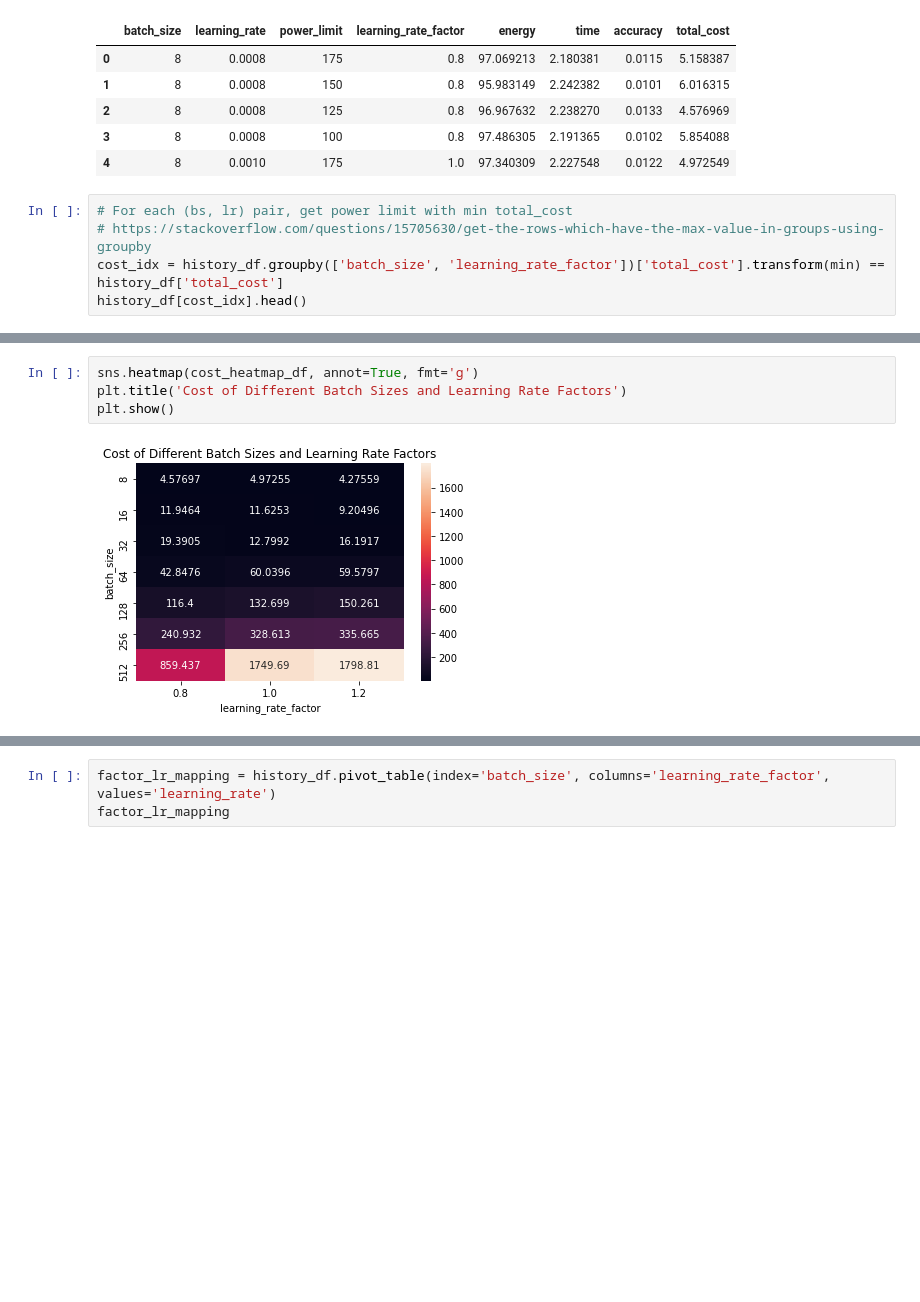
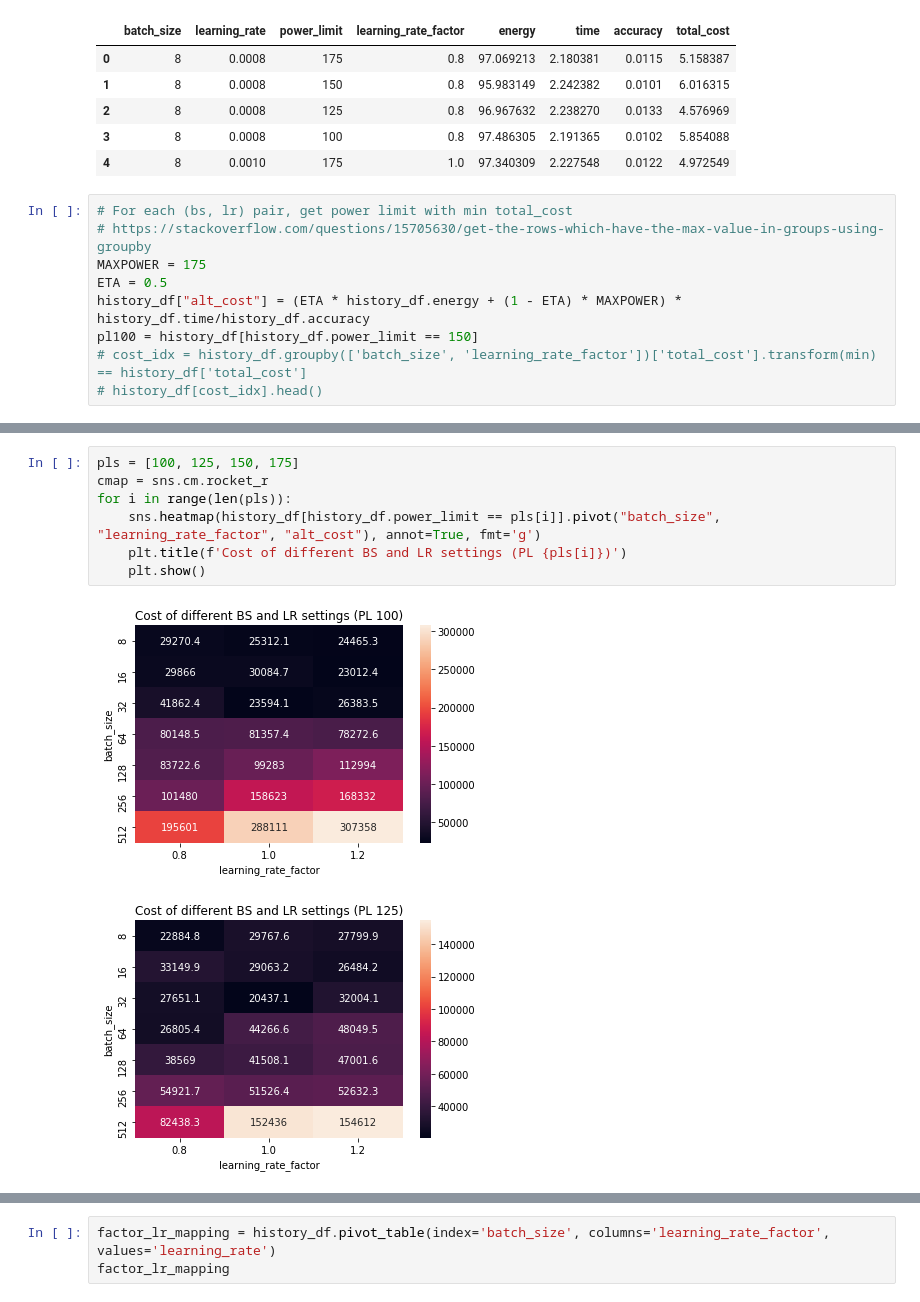
Before and after one commit to matchaginseng/automatic-bassoon, a Jupyter notebook: plots/lr_profiler_sweep.ipynb, the cells around one changed output, grey strips where cells are left out. Cells and saved outputs as stored; diff of their text form; blank space fills up the shorter version.

```diff
--- a/plots/lr_profiler_sweep.ipynb
+++ b/plots/lr_profiler_sweep.ipynb
@@ -37,5 +37,9 @@ history_df.head()
 # %%
 # For each (bs, lr) pair, get power limit with min total_cost
 # https://stackoverflow.com/questions/15705630/get-the-rows-which-have-the-max-value-in-groups-using-groupby
-cost_idx = history_df.groupby(['batch_size', 'learning_rate_factor'])['total_cost'].transform(min) == history_df['total_cost']
-history_df[cost_idx].head()
+MAXPOWER = 175
+ETA = 0.5
+history_df["alt_cost"] = (ETA * history_df.energy + (1 - ETA) * MAXPOWER) * history_df.time/history_df.accuracy
+pl100 = history_df[history_df.power_limit == 150]
+# cost_idx = history_df.groupby(['batch_size', 'learning_rate_factor'])['total_cost'].transform(min) == history_df['total_cost']
+# history_df[cost_idx].head()
@@ -58,8 +55,12 @@ cost_heatmap_df.head()
 | 64 | 42.847574 | 60.039634 | 59.579729 |
 | 128 | 116.399531 | 132.698545 | 150.260753 |
 # %%
-sns.heatmap(cost_heatmap_df, annot=True, fmt='g')
-plt.title('Cost of Different Batch Sizes and Learning Rate Factors')
-plt.show()
+pls = [100, 125, 150, 175]
+cmap = sns.cm.rocket_r
+for i in range(len(pls)):
+    sns.heatmap(history_df[history_df.power_limit == pls[i]].pivot("batch_size", "learning_rate_factor", "alt_cost"), annot=True, fmt='g')
+    plt.title(f'Cost of different BS and LR settings (PL {pls[i]})')
+    plt.show()
 # %% [output]
-[figure, old version]
+[figure, new version]
+[figure, added]
```
Also changed, not shown: parts of 3 cells of this notebook.
